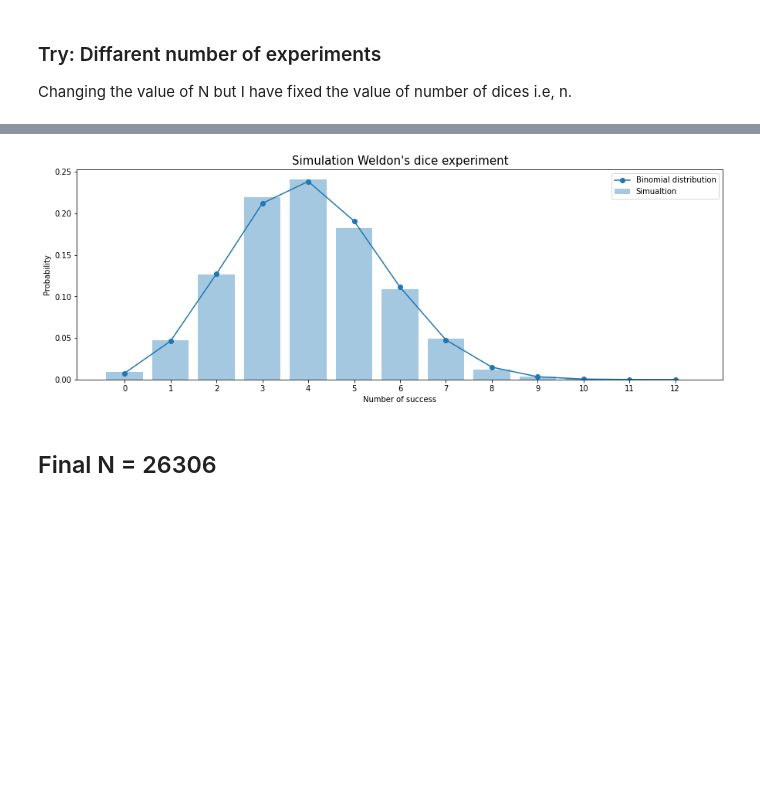
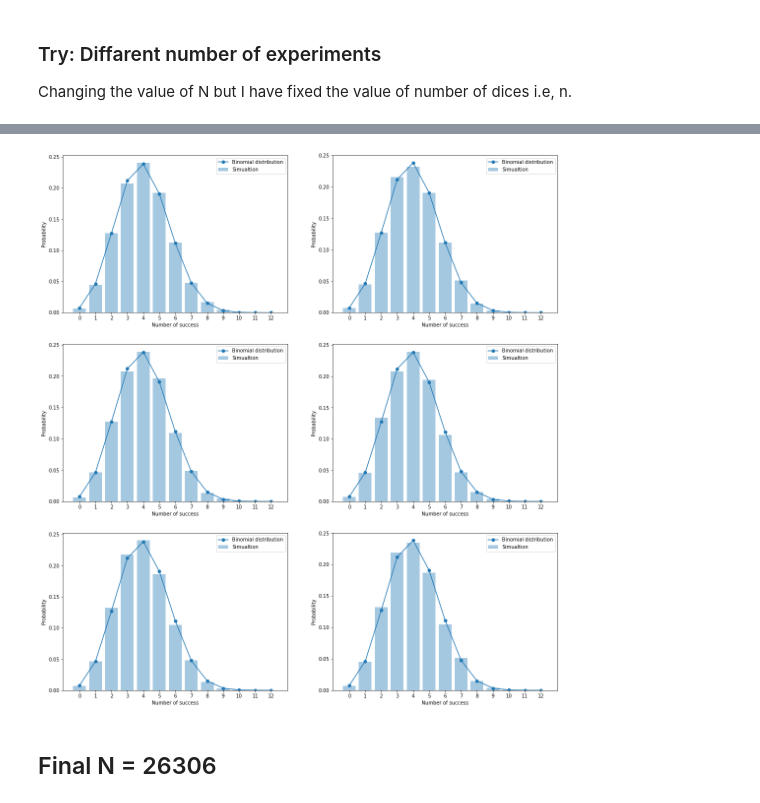
Before and after one commit to Souvik-0612/UnderGrad, a Jupyter notebook: 4th Sem/Numerical Analysis/Weldon's dice simulation.ipynb, the cells around one changed output, grey strips where cells are left out. Cells and saved outputs as stored; diff of their text form; code cells hidden in the pictures; blank space fills up the shorter version.

```diff
--- a/4th Sem/Numerical Analysis/Weldon's dice simulation.ipynb
+++ b/4th Sem/Numerical Analysis/Weldon's dice simulation.ipynb
@@ -92,18 +94,20 @@ N = 1000   # no of expt
 n = 12   # no. of dices used
 
 xx = np.arange(0, n+1)
-yy = WeldonDiceExp(N, n)
-
 ber  = [Binomial_dis(12,i, 1/3 ) for i in range(n+1)]
 
 #Plotiing
-plt.figure(figsize = (15, 5))
-plt.title("Simulation Weldon's dice experiment", size = 15)
-plt.bar(xx, yy, alpha = 0.4, label = "Simualtion")
-plt.plot(xx, ber, "-o", label ="Binomial distribution")
-plt.xticks(xx)
-plt.xlabel("Number of success")
-plt.ylabel("Probability")
-plt.legend()
+plt.figure(figsize = (18, 20))
+for i in range(6):
+    plt.subplot(3, 2, i+1)
+    yy = WeldonDiceExp(N, n)
+
+    plt.bar(xx, yy, alpha = 0.4, label = "Simualtion")
+    plt.plot(xx, ber, "-o", label ="Binomial distribution")
+    plt.xticks(xx)
+    plt.xlabel("Number of success")
+    plt.ylabel("Probability")
+    plt.legend()
+
 plt.show()
 # %% [output]
@@ -111,24 +115,26 @@ plt.show()
 # %%
 N = 10000   # no of expt
 n = 12   # no. of dices used
 
 xx = np.arange(0, n+1)
-yy = WeldonDiceExp(N, n)
-
 ber  = [Binomial_dis(12,i, 1/3 ) for i in range(n+1)]
 
 #Plotiing
-plt.figure(figsize = (15, 5))
-plt.title("Simulation Weldon's dice experiment", size = 15)
-plt.bar(xx, yy, alpha = 0.4, label = "Simualtion")
-plt.plot(xx, ber, "-o", label ="Binomial distribution")
-plt.xticks(xx)
-plt.xlabel("Number of success")
-plt.ylabel("Probability")
-plt.legend()
+plt.figure(figsize = (18, 20))
+for i in range(6):
+    plt.subplot(3, 2, i+1)
+    yy = WeldonDiceExp(N, n)
+
+    plt.bar(xx, yy, alpha = 0.4, label = "Simualtion")
+    plt.plot(xx, ber, "-o", label ="Binomial distribution")
+    plt.xticks(xx)
+    plt.xlabel("Number of success")
+    plt.ylabel("Probability")
+    plt.legend()
 plt.show()
+plt.show()
 # %% [output]
-[figure, old version]
+[figure, new version]
 # %% [markdown]
 ## Final N = 26306
 # %%
```
Also changed, not shown: parts of 4 cells of this notebook.
